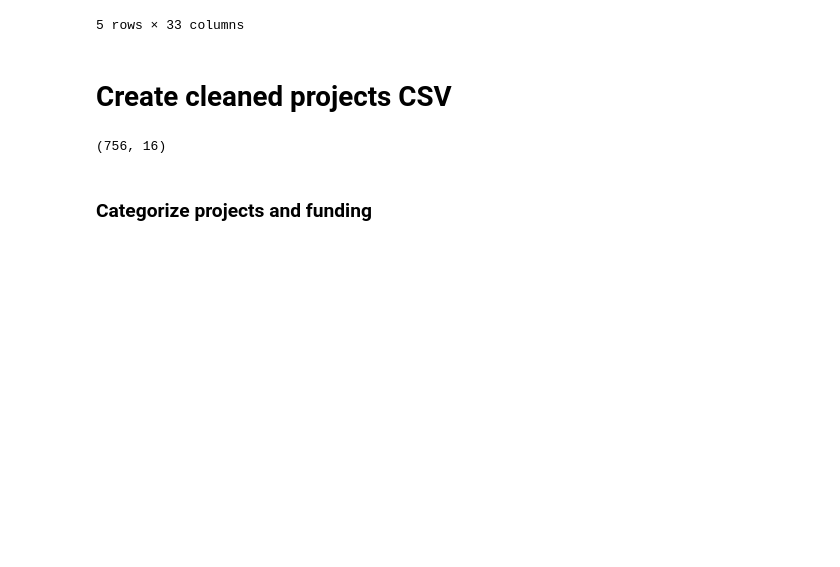
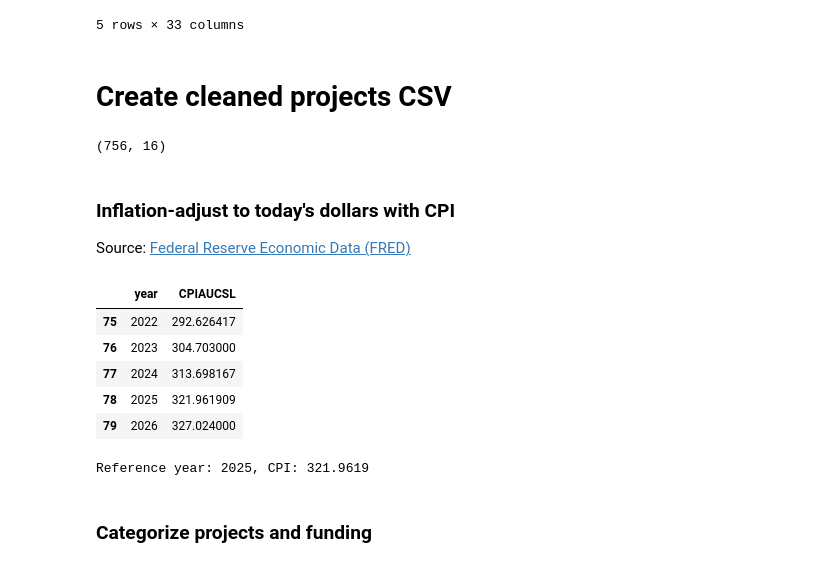
Before and after one commit to jakedurell/hazard-funding-comp, a Jupyter notebook: notebooks/03_etl_fema_hma_finance.ipynb, the cells around one changed output. Drawn from its saved outputs; the diff is of its cells as text; code cells hidden in the pictures; blank space fills up the shorter version.

```diff
--- a/notebooks/03_etl_fema_hma_finance.ipynb
+++ b/notebooks/03_etl_fema_hma_finance.ipynb
@@ -79,6 +80,48 @@ df = df[
 df.shape
 # %% [output]
 (756, 16)
+# %% [markdown]
+### Inflation-adjust to today's dollars with CPI
+
+Source: [Federal Reserve Economic Data (FRED)](https://fred.stlouisfed.org/series/CPIAUCSL)
+# %%
+# open CPI csv and calculate annual average CPI values for each year
+cpi = pd.read_csv("../data/resources/CPIAUCSL.csv")
+cpi["DATE"] = pd.to_datetime(cpi["observation_date"])
+cpi["year"] = cpi["DATE"].dt.year
+cpi_annual = cpi.groupby("year")["CPIAUCSL"].mean().reset_index()
+display(cpi_annual.tail())
+
+# get most recent full year
+reference_year = cpi_annual["year"].max()
+if pd.Timestamp.now().year == reference_year:
+    reference_year -= 1
+cpi_ref = cpi_annual.loc[cpi_annual["year"] == reference_year, "CPIAUCSL"].values[0]
+print(f"Reference year: {reference_year}, CPI: {cpi_ref:.4f}")
+
+# create a CPI lookup dictionary
+cpi_lookup = dict(zip(cpi_annual["year"], cpi_annual["CPIAUCSL"]))
+# calculate adjustment factors for each year in the dataset
+# adjustment factor = CPI in reference year / CPI in project year
+cpi_factors = {year: cpi_ref / cpi_value for year, cpi_value in cpi_lookup.items()}
+# print("CPI adjustment factors:")
+# for year, factor in cpi_factors.items():
+#     print(f"{year}: {factor:.4f}")
+
+# apply adjustment to each row
+df["federalShareObligated_adj"] = df.apply(
+    # inflation adjusted amount = nominal amount * (CPI in reference year / CPI in project year)
+    lambda row: row["federalShareObligated"] * cpi_factors.get(row["programFy"], 1.0),
+    axis=1,
+)
+# %% [output]
+|  | year | CPIAUCSL |
+| 75 | 2022 | 292.626417 |
+| 76 | 2023 | 304.703000 |
+| 77 | 2024 | 313.698167 |
+| 78 | 2025 | 321.961909 |
+| 79 | 2026 | 327.024000 |
+Reference year: 2025, CPI: 321.9619
 # %% [markdown]
 ### Categorize projects and funding
 # %%
```
Also changed, not shown: parts of 15 cells of this notebook, 6 other files.
